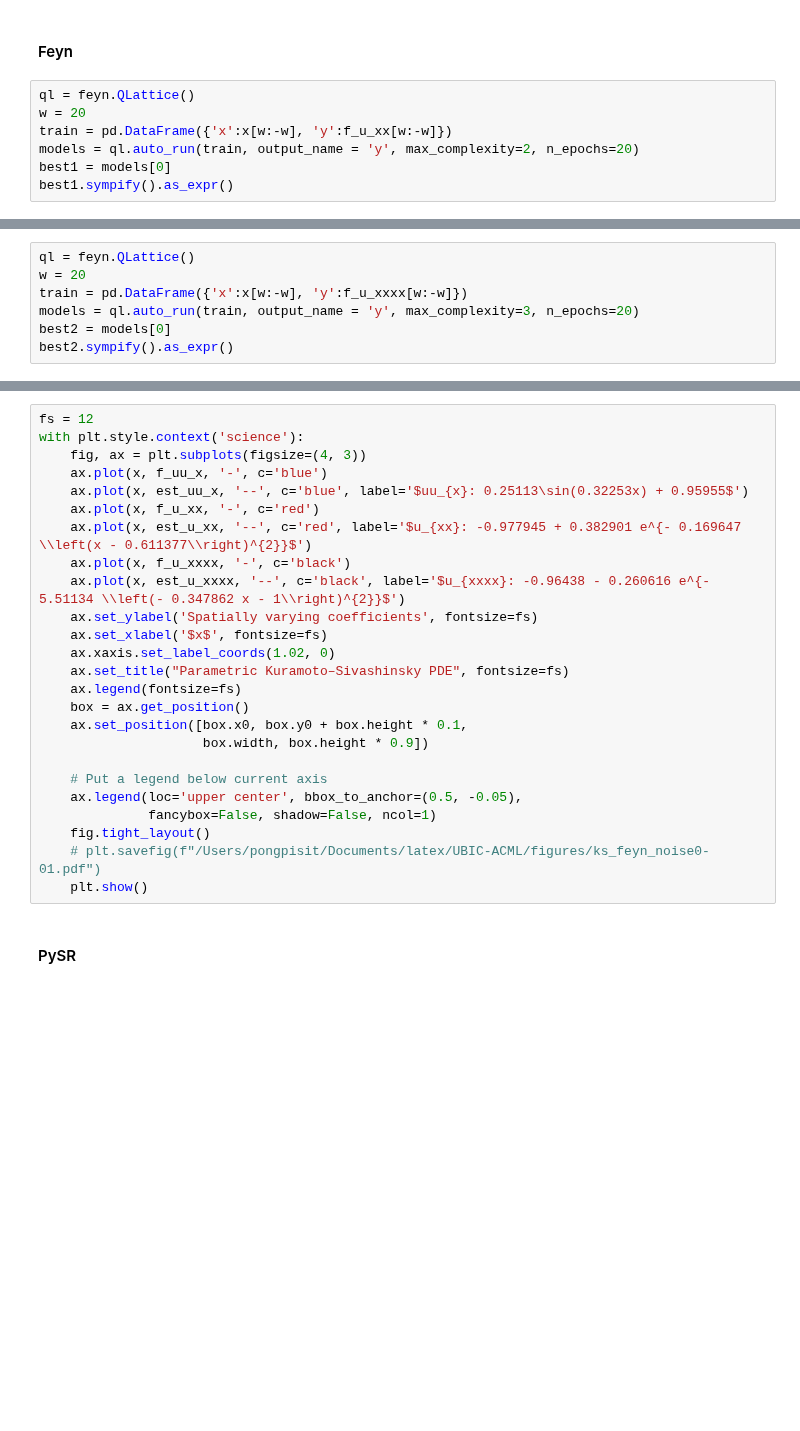
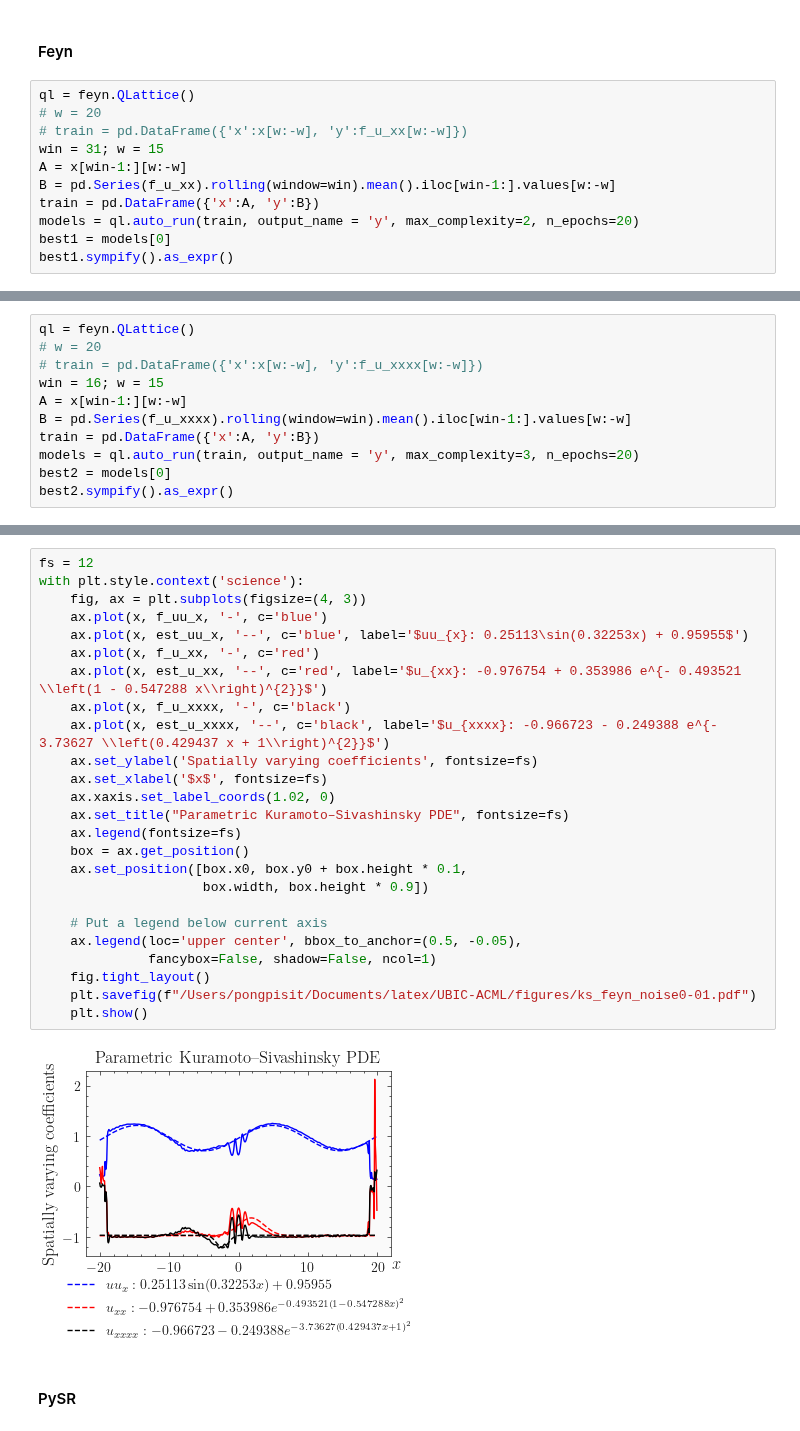
Before and after one commit to Pongpisit-Thanasutives/parametric-discovery, a Jupyter notebook: Spatial_KS_Equation_Chaotic-Feyn.ipynb, the cells around one changed output, grey strips where cells are left out. Cells and saved outputs as stored; diff of their text form; blank space fills up the shorter version.

```diff
--- a/Spatial_KS_Equation_Chaotic-Feyn.ipynb
+++ b/Spatial_KS_Equation_Chaotic-Feyn.ipynb
@@ -169,8 +190,12 @@ plt.show()
 #### Feyn
 # %%
 ql = feyn.QLattice()
-w = 20
-train = pd.DataFrame({'x':x[w:-w], 'y':f_u_xx[w:-w]})
+# w = 20
+# train = pd.DataFrame({'x':x[w:-w], 'y':f_u_xx[w:-w]})
+win = 31; w = 15
+A = x[win-1:][w:-w]
+B = pd.Series(f_u_xx).rolling(window=win).mean().iloc[win-1:].values[w:-w]
+train = pd.DataFrame({'x':A, 'y':B})
 models = ql.auto_run(train, output_name = 'y', max_complexity=2, n_epochs=20)
 best1 = models[0]
 best1.sympify().as_expr()
@@ -177,7 +204,11 @@ best1.sympify().as_expr()
 # %%
 ql = feyn.QLattice()
-w = 20
-train = pd.DataFrame({'x':x[w:-w], 'y':f_u_xxxx[w:-w]})
+# w = 20
+# train = pd.DataFrame({'x':x[w:-w], 'y':f_u_xxxx[w:-w]})
+win = 16; w = 15
+A = x[win-1:][w:-w]
+B = pd.Series(f_u_xxxx).rolling(window=win).mean().iloc[win-1:].values[w:-w]
+train = pd.DataFrame({'x':A, 'y':B})
 models = ql.auto_run(train, output_name = 'y', max_complexity=3, n_epochs=20)
 best2 = models[0]
 best2.sympify().as_expr()
@@ -190,28 +231,30 @@ latex(best1.sympify().as_expr(), full_prec=False), latex(best2.sympify().as_expr
 # %%
 fs = 12
 with plt.style.context('science'):
     fig, ax = plt.subplots(figsize=(4, 3))
     ax.plot(x, f_uu_x, '-', c='blue')
     ax.plot(x, est_uu_x, '--', c='blue', label='$uu_{x}: 0.25113\sin(0.32253x) + 0.95955$')
     ax.plot(x, f_u_xx, '-', c='red')
-    ax.plot(x, est_u_xx, '--', c='red', label='$u_{xx}: -0.977945 + 0.382901 e^{- 0.169647 \\left(x - 0.611377\\right)^{2}}$')
+    ax.plot(x, est_u_xx, '--', c='red', label='$u_{xx}: -0.976754 + 0.353986 e^{- 0.493521 \\left(1 - 0.547288 x\\right)^{2}}$')
     ax.plot(x, f_u_xxxx, '-', c='black')
-    ax.plot(x, est_u_xxxx, '--', c='black', label='$u_{xxxx}: -0.96438 - 0.260616 e^{- 5.51134 \\left(- 0.347862 x - 1\\right)^{2}}$')
+    ax.plot(x, est_u_xxxx, '--', c='black', label='$u_{xxxx}: -0.966723 - 0.249388 e^{- 3.73627 \\left(0.429437 x + 1\\right)^{2}}$')
     ax.set_ylabel('Spatially varying coefficients', fontsize=fs)
     ax.set_xlabel('$x$', fontsize=fs)
     ax.xaxis.set_label_coords(1.02, 0)
     ax.set_title("Parametric Kuramoto–Sivashinsky PDE", fontsize=fs)
     ax.legend(fontsize=fs)
     box = ax.get_position()
     ax.set_position([box.x0, box.y0 + box.height * 0.1,
                      box.width, box.height * 0.9])
 
     # Put a legend below current axis
     ax.legend(loc='upper center', bbox_to_anchor=(0.5, -0.05),
               fancybox=False, shadow=False, ncol=1)
     fig.tight_layout()
-    # plt.savefig(f"/Users/pongpisit/Documents/latex/UBIC-ACML/figures/ks_feyn_noise0-01.pdf")
+    plt.savefig(f"/Users/pongpisit/Documents/latex/UBIC-ACML/figures/ks_feyn_noise0-01.pdf")
     plt.show()
+# %% [output]
+[figure, added]
 # %% [markdown]
 #### PySR
 # %%
```
Also changed, not shown: parts of 10 cells of this notebook, 2 other files.
